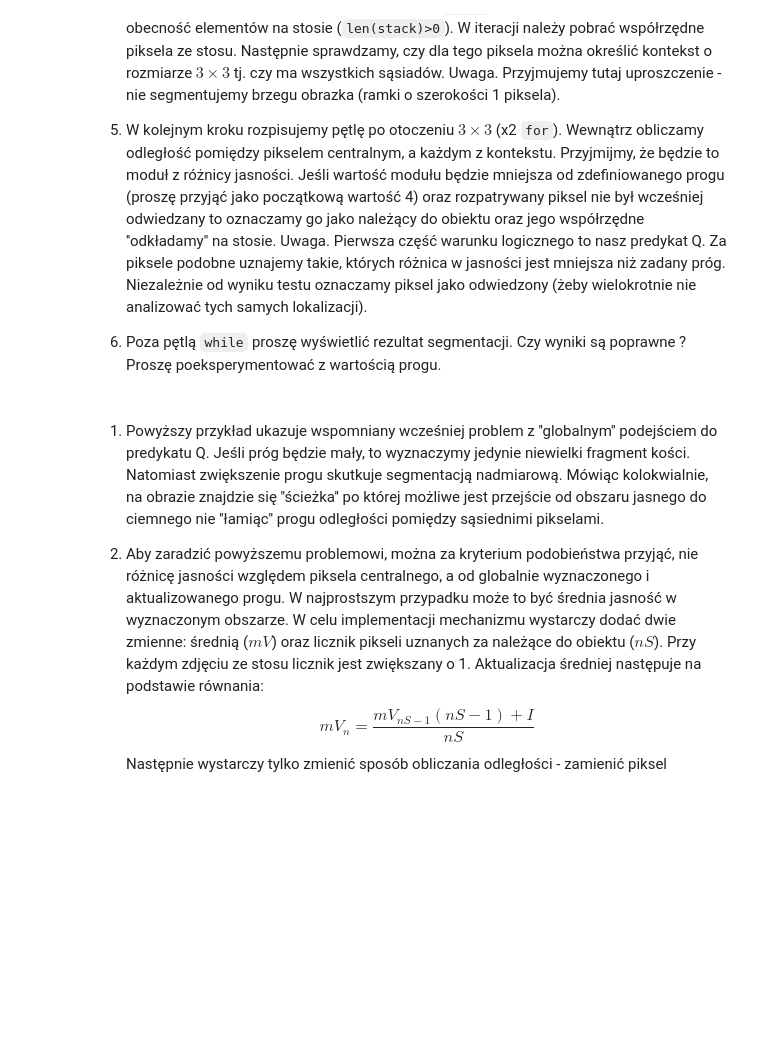
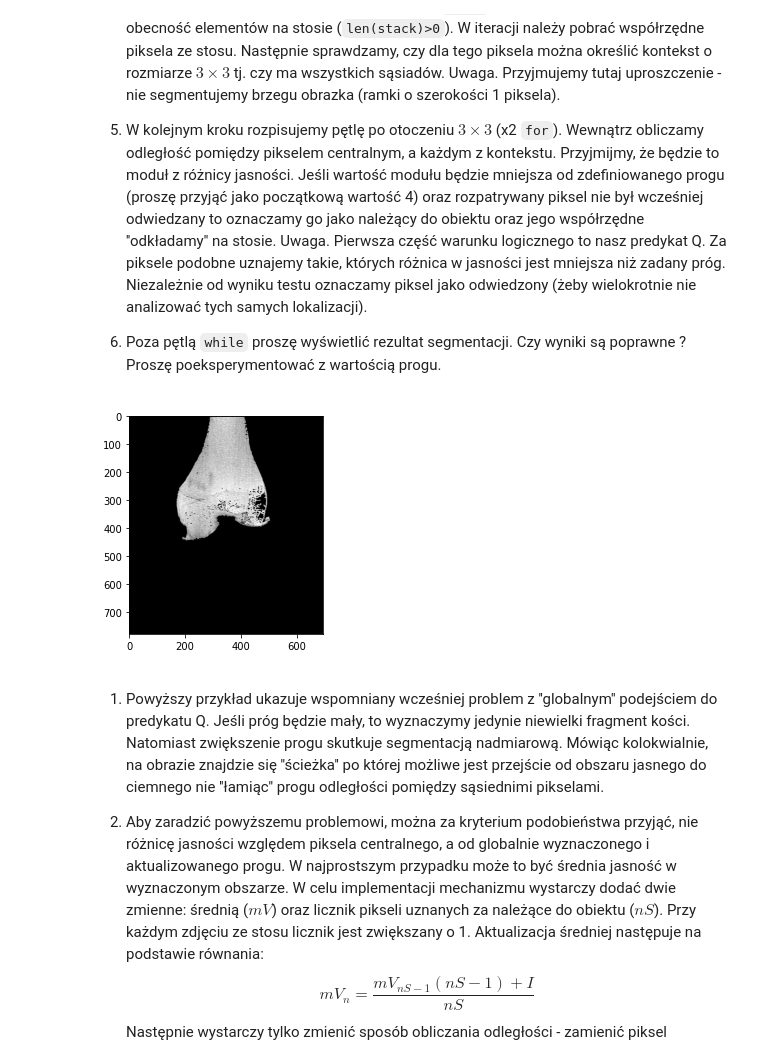
Before and after one commit to prz-ziaja/sem5, a Jupyter notebook: poc/lab12/12_segmentation.ipynb, the cells around one changed output. Drawn from its saved outputs; the diff is of its cells as text; code cells hidden in the pictures; blank space fills up the shorter version.

```diff
--- a/poc/lab12/12_segmentation.ipynb
+++ b/poc/lab12/12_segmentation.ipynb
@@ -106,12 +106,53 @@ Punkt startowy wyznaczany będzie ''ręcznie'' (poprzez kliknięcie na obrazie).
 import os
 import cv2
 import matplotlib
-matplotlib.use('TkAgg')
+#matplotlib.use('TkAgg')
 import matplotlib.pyplot as plt
 import numpy as np
 
 if not os.path.exists("knee.png") :
     !wget https://raw.githubusercontent.com/vision-agh/poc_sw/master/12_Segmentation/knee.png --no-check-certificate
+knee = cv2.imread('knee.png',0)
+# %%
+def get_cord(img):
+    plt.imshow(img)
+    cord=np.round(plt.ginput(1)).astype('int')
+    plt.show()
+    return [cord[0][1],cord[0][0]]
+
+def segmentation(img,cord=None,GaussianBlur=False,boundary=1,threshold=32):
+    if GaussianBlur:
+        img= cv2.GaussianBlur(img,(3,3),1,1)
+
+    if cord is None:
+        cord = get_cord(img)
+    visited = np.zeros(img.shape).astype('bool')
+    segmented = np.zeros(img.shape).astype('uint8')
+    stack = [cord]
+    nS = 0
+    mV = 0
+
+    while stack:
+        x,y=stack.pop()
+        visited[x,y]=True
+        central = img[x,y].astype('int')
+
+        nS+=1
+        mV = (mV*(nS-1)+central)/nS
+
+        if x+boundary<img.shape[0] and x-boundary>=0 and y+boundary<img.shape[1] and y-boundary>=0:
+            for i in range(x-boundary,x+boundary+1):
+                for j in range(y-boundary,y+boundary+1):
+                    if np.abs(mV-img[i,j])<threshold and not visited[i,j]:
+                        stack.append([i,j])
+                        segmented[i,j]=img[i,j]
+                    visited[i,j] = True
+
+    plt.imshow(segmented,'gray')
+# %%
+segmentation(knee,cord=[32,330])
+# %% [output]
+[figure, added]
 # %% [markdown]
 1. Powyższy przykład ukazuje wspomniany wcześniej problem z ''globalnym'' podejściem do predykatu Q.
   Jeśli próg będzie mały, to wyznaczymy jedynie niewielki fragment kości.
```
